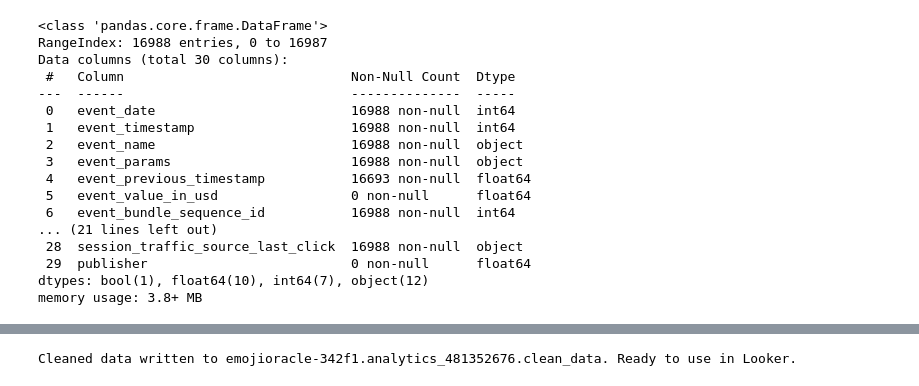
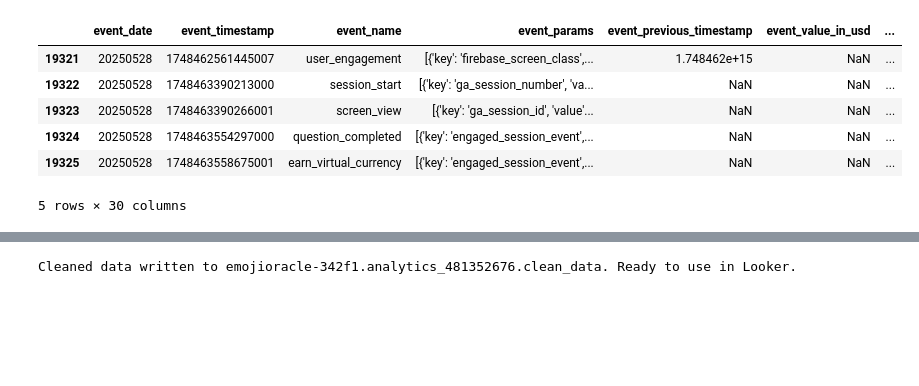
Before and after one commit to nocsaren/emoji-oracle-analytics, a Jupyter notebook: prepare_data.ipynb, the cells around one changed output, grey strips where cells are left out. Drawn from its saved outputs; the diff is of its cells as text; code cells hidden in the pictures; blank space fills up the shorter version.

```diff
--- a/prepare_data.ipynb
+++ b/prepare_data.ipynb
@@ -66,25 +66,15 @@ No new data to append.
 # load the data from the JSON file
 df = pd.read_json(DATA_PATH)
 # %%
-df.info()
+df.tail()
 # %% [output]
+|  | event_date | event_timestamp | event_name | event_params | event_previous_timestamp | event_value_in_usd | ... |
+| 19321 | 20250528 | 1748462561445007 | user_engagement | [{'key': 'firebase_screen_class',... | 1.748462e+15 | NaN | ... |
+| 19322 | 20250528 | 1748463390213000 | session_start | [{'key': 'ga_session_number', 'va... | NaN | NaN | ... |
+| 19323 | 20250528 | 1748463390266001 | screen_view | [{'key': 'ga_session_id', 'value'... | NaN | NaN | ... |
+| 19324 | 20250528 | 1748463554297000 | question_completed | [{'key': 'engaged_session_event',... | NaN | NaN | ... |
+| 19325 | 20250528 | 1748463558675001 | earn_virtual_currency | [{'key': 'engaged_session_event',... | NaN | NaN | ... |
-<class 'pandas.core.frame.DataFrame'>
-RangeIndex: 16988 entries, 0 to 16987
-Data columns (total 30 columns):
- #   Column                             Non-Null Count  Dtype
----  ------                             --------------  -----
- 0   event_date                         16988 non-null  int64
- 1   event_timestamp                    16988 non-null  int64
- 2   event_name                         16988 non-null  object
- 3   event_params                       16988 non-null  object
- 4   event_previous_timestamp           16693 non-null  float64
- 5   event_value_in_usd                 0 non-null      float64
- 6   event_bundle_sequence_id           16988 non-null  int64
-... (21 lines left out)
- 28  session_traffic_source_last_click  16988 non-null  object
- 29  publisher                          0 non-null      float64
-dtypes: bool(1), float64(10), int64(7), object(12)
-memory usage: 3.8+ MB
+5 rows × 30 columns
 # %%
 pd.set_option('display.max_columns', None) # uncomment to see all of the cols in pandas dataframes
 # %%
```
Also changed, not shown: parts of 6 cells of this notebook, 40 other files.
